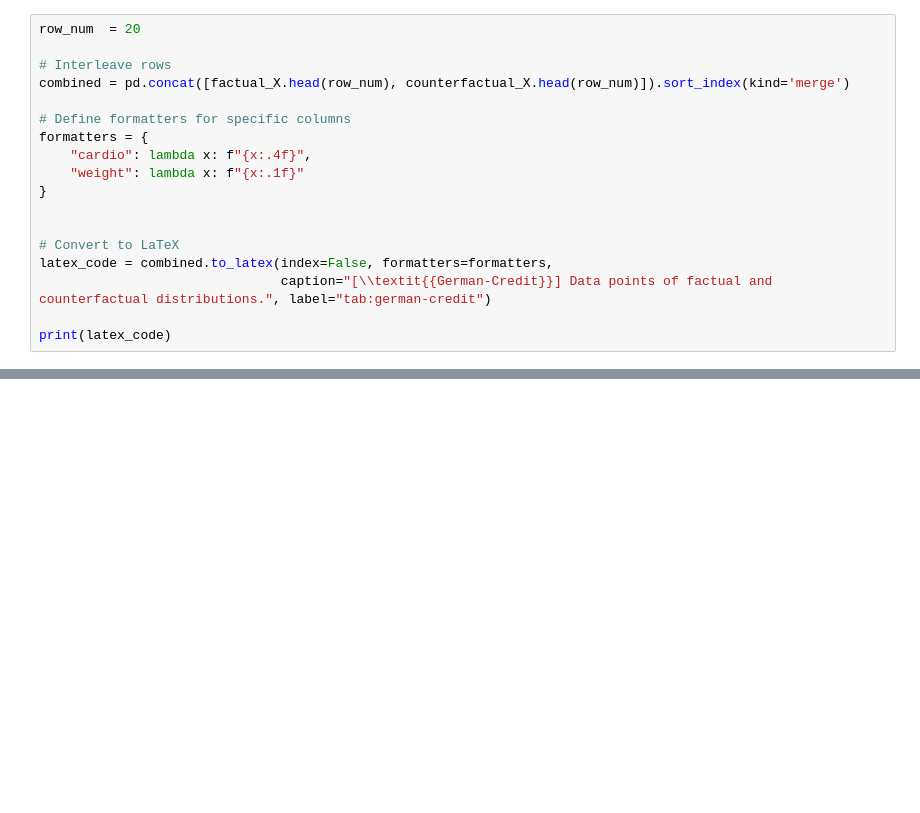
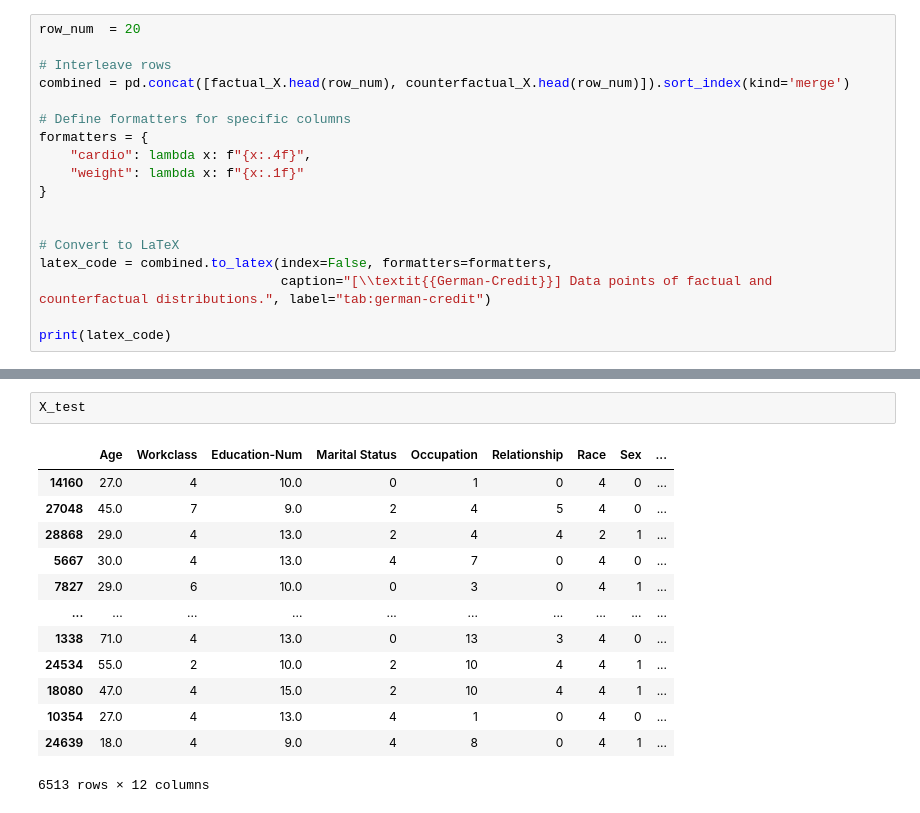
Before and after one commit to youlei202/distributional-counterfactual-explanation, a Jupyter notebook: mnist.ipynb, the cells around one changed output, grey strips where cells are left out. Cells and saved outputs as stored; diff of their text form; blank space fills up the shorter version.

```diff
--- a/mnist.ipynb
+++ b/mnist.ipynb
@@ -411,0 +476,16 @@ print(latex_code)
+# %%
+X_test
+# %% [output]
+|  | Age | Workclass | Education-Num | Marital Status | Occupation | Relationship | Race | Sex | ... |
+| 14160 | 27.0 | 4 | 10.0 | 0 | 1 | 0 | 4 | 0 | ... |
+| 27048 | 45.0 | 7 | 9.0 | 2 | 4 | 5 | 4 | 0 | ... |
+| 28868 | 29.0 | 4 | 13.0 | 2 | 4 | 4 | 2 | 1 | ... |
+| 5667 | 30.0 | 4 | 13.0 | 4 | 7 | 0 | 4 | 0 | ... |
+| 7827 | 29.0 | 6 | 10.0 | 0 | 3 | 0 | 4 | 1 | ... |
+| ... | ... | ... | ... | ... | ... | ... | ... | ... | ... |
+| 1338 | 71.0 | 4 | 13.0 | 0 | 13 | 3 | 4 | 0 | ... |
+| 24534 | 55.0 | 2 | 10.0 | 2 | 10 | 4 | 4 | 1 | ... |
+| 18080 | 47.0 | 4 | 15.0 | 2 | 10 | 4 | 4 | 1 | ... |
+| 10354 | 27.0 | 4 | 13.0 | 4 | 1 | 0 | 4 | 0 | ... |
+| 24639 | 18.0 | 4 | 9.0 | 4 | 8 | 0 | 4 | 1 | ... |
+6513 rows × 12 columns
```
Also changed, not shown: parts of 3 cells of this notebook, 11 other files.
